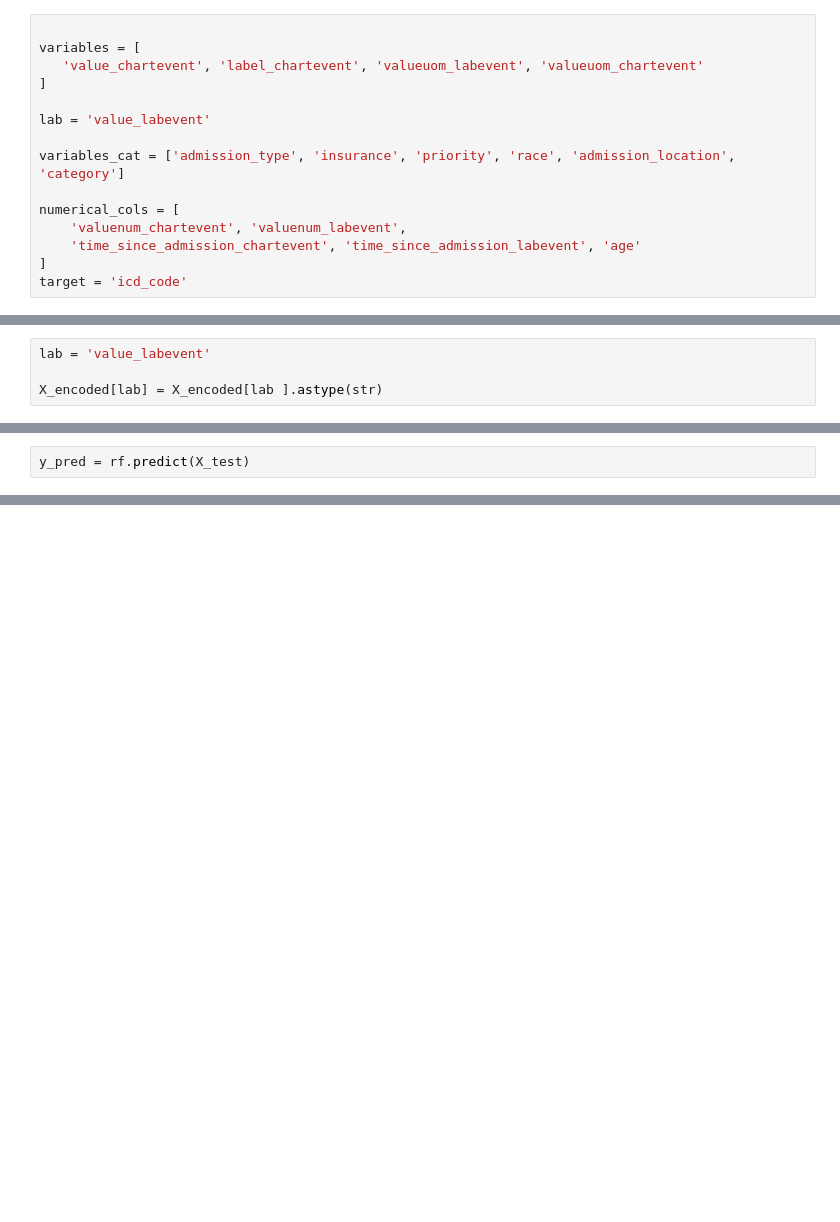
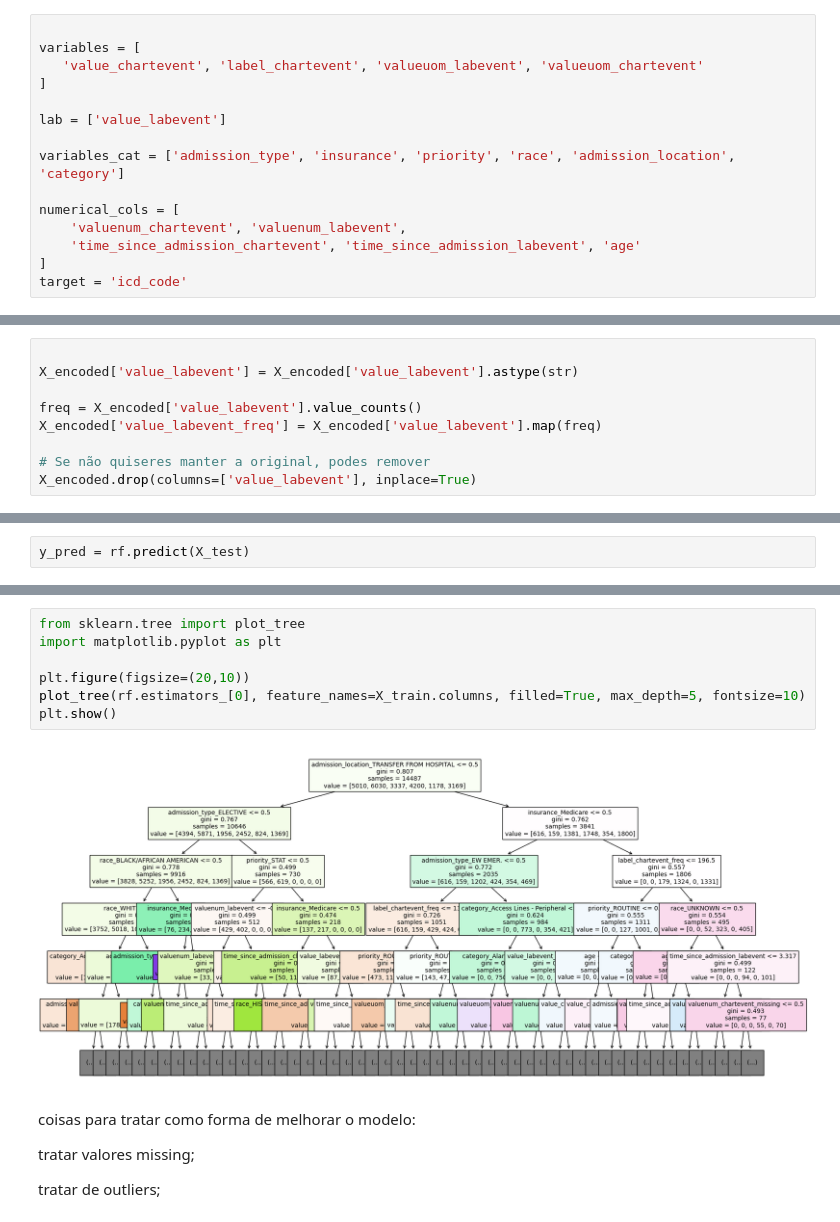
Before and after one commit to CatarinaCosta02/Master_Thesis, a Jupyter notebook: models/RForest.ipynb, the cells around one changed output, grey strips where cells are left out. Cells and saved outputs as stored; diff of their text form; blank space fills up the shorter version.

Commit message:
model 0.603 accuracy

```diff
--- a/models/RForest.ipynb
+++ b/models/RForest.ipynb
@@ -134,7 +151,7 @@ variables = [
    'value_chartevent', 'label_chartevent', 'valueuom_labevent', 'valueuom_chartevent'
 ]
 
-lab = 'value_labevent'
+lab = ['value_labevent']
 
 variables_cat = ['admission_type', 'insurance', 'priority', 'race', 'admission_location', 'category']
 
@@ -237,6 +252,11 @@ display(X_encoded)
 | 334717 | 11.0 | 2.0 | 9.400000 | 10.083333 | 89 | ... |
 28656 rows × 68 columns
 # %%
-lab = 'value_labevent'
 
-X_encoded[lab] = X_encoded[lab ].astype(str)
+X_encoded['value_labevent'] = X_encoded['value_labevent'].astype(str)
+
+freq = X_encoded['value_labevent'].value_counts()
+X_encoded['value_labevent_freq'] = X_encoded['value_labevent'].map(freq)
+
+# Se não quiseres manter a original, podes remover
+X_encoded.drop(columns=['value_labevent'], inplace=True)
@@ -274,0 +350,15 @@ print("Accuracy:", accuracy)
+# %%
+from sklearn.tree import plot_tree
+import matplotlib.pyplot as plt
+
+plt.figure(figsize=(20,10))
+plot_tree(rf.estimators_[0], feature_names=X_train.columns, filled=True, max_depth=5, fontsize=10)
+plt.show()
+# %% [output]
+[figure, added]
+# %% [markdown]
+coisas para tratar como forma de melhorar o modelo:
+
+tratar valores missing;
+
+tratar de outliers;
```
Also changed, not shown: parts of 24 cells of this notebook.
